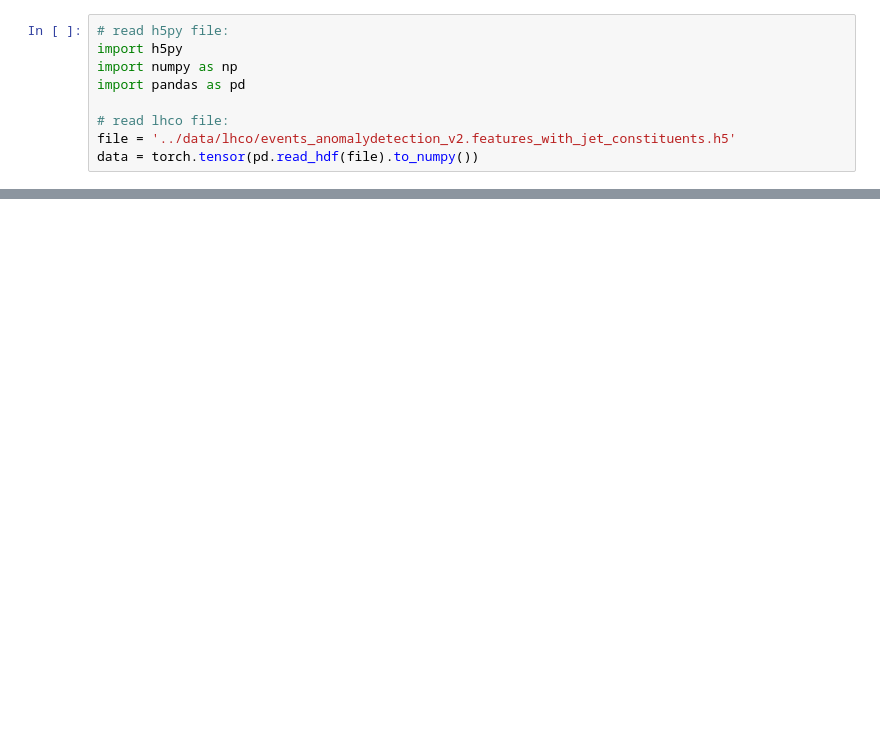
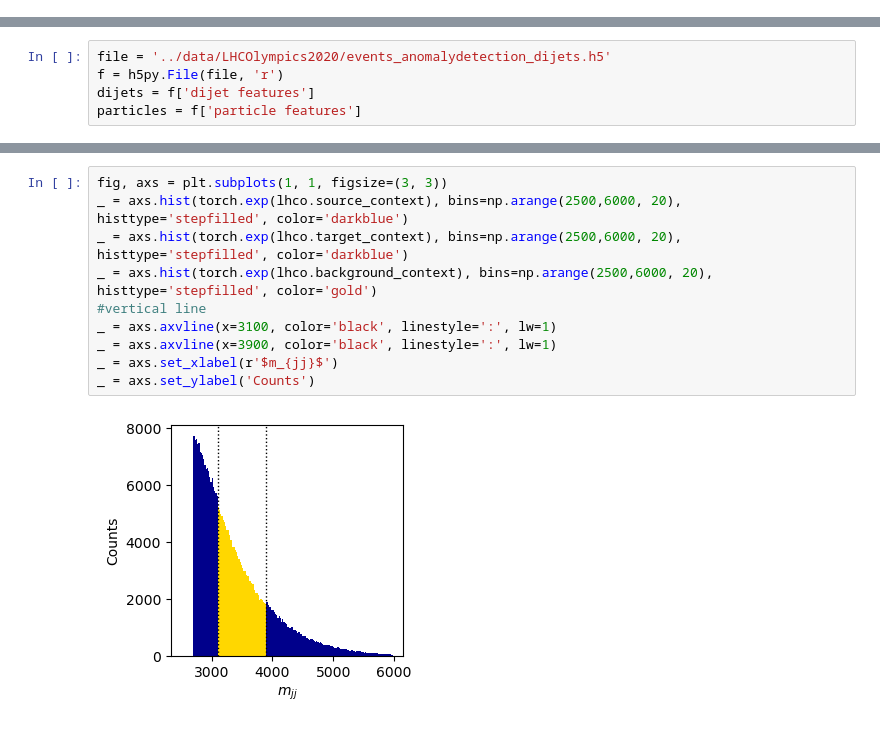
Before and after one commit to dfaroughy/DynGenModels, a Jupyter notebook: notebooks/LHCOlympics.ipynb, the cells around one changed output, grey strips where cells are left out. Drawn from its saved outputs; the diff is of its cells as text; blank space fills up the shorter version.

Commit message:
lhco expriment

```diff
--- a/notebooks/LHCOlympics.ipynb
+++ b/notebooks/LHCOlympics.ipynb
@@ -6,9 +9,0 @@ import matplotlib.pyplot as plt
-# %%
-# read h5py file:
-import h5py
-import numpy as np
-import pandas as pd
-
-# read lhco file:
-file = '../data/lhco/events_anomalydetection_v2.features_with_jet_constituents.h5'
-data = torch.tensor(pd.read_hdf(file).to_numpy())
@@ -189,0 +97,5 @@ feature_plots(tops_post.features)
+# %%
+file = '../data/LHCOlympics2020/events_anomalydetection_dijets.h5'
+f = h5py.File(file, 'r')
+dijets = f['dijet features']
+particles = f['particle features']
@@ -189,0 +257,12 @@ feature_plots(tops_post.features)
+# %%
+fig, axs = plt.subplots(1, 1, figsize=(3, 3))
+_ = axs.hist(torch.exp(lhco.source_context), bins=np.arange(2500,6000, 20), histtype='stepfilled', color='darkblue')
+_ = axs.hist(torch.exp(lhco.target_context), bins=np.arange(2500,6000, 20), histtype='stepfilled', color='darkblue')
+_ = axs.hist(torch.exp(lhco.background_context), bins=np.arange(2500,6000, 20), histtype='stepfilled', color='gold')
+#vertical line
+_ = axs.axvline(x=3100, color='black', linestyle=':', lw=1)
+_ = axs.axvline(x=3900, color='black', linestyle=':', lw=1)
+_ = axs.set_xlabel(r'$m_{jj}$')
+_ = axs.set_ylabel('Counts')
+# %% [output]
+[figure, added]
```
Also changed, not shown: parts of 21 cells of this notebook, 2 other files.
